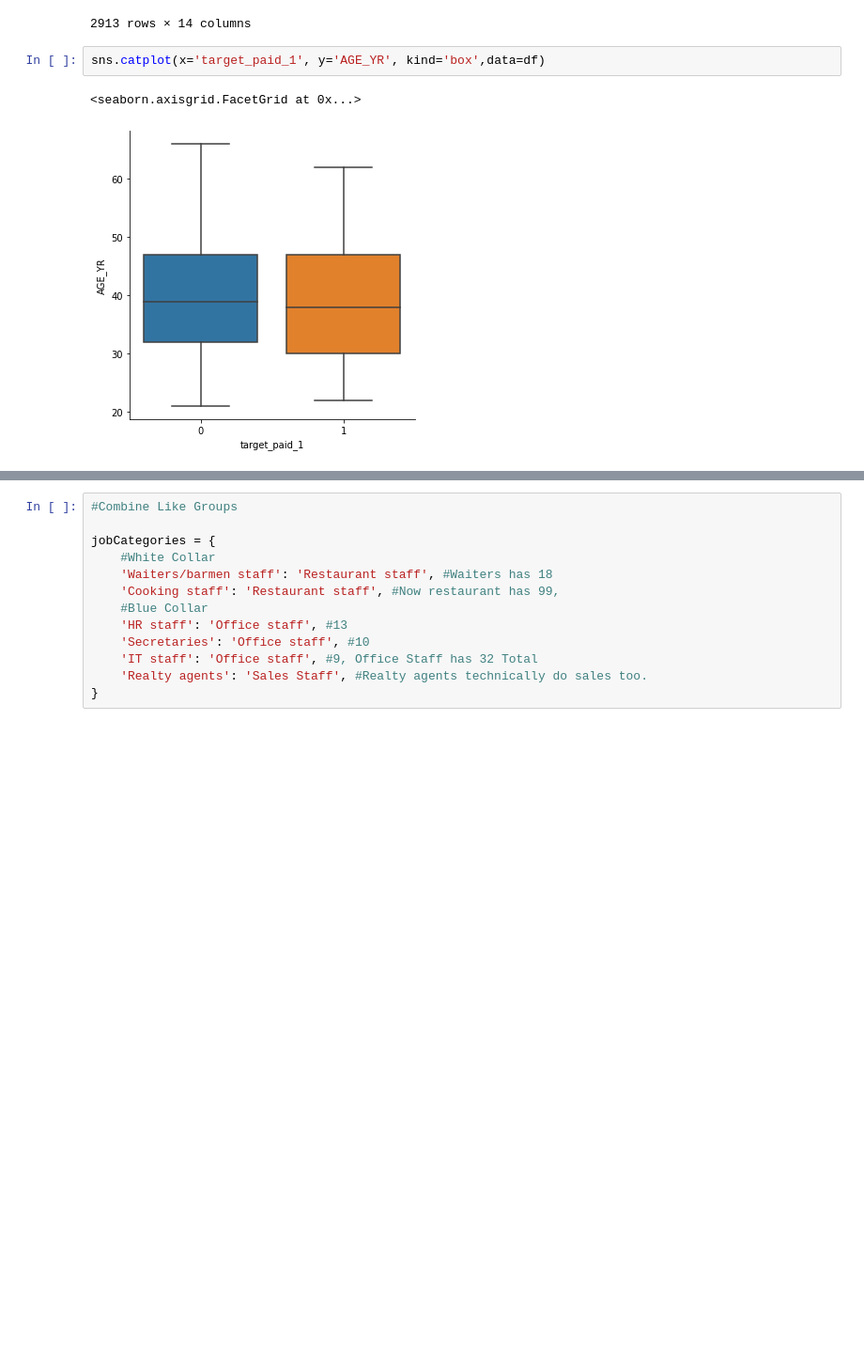
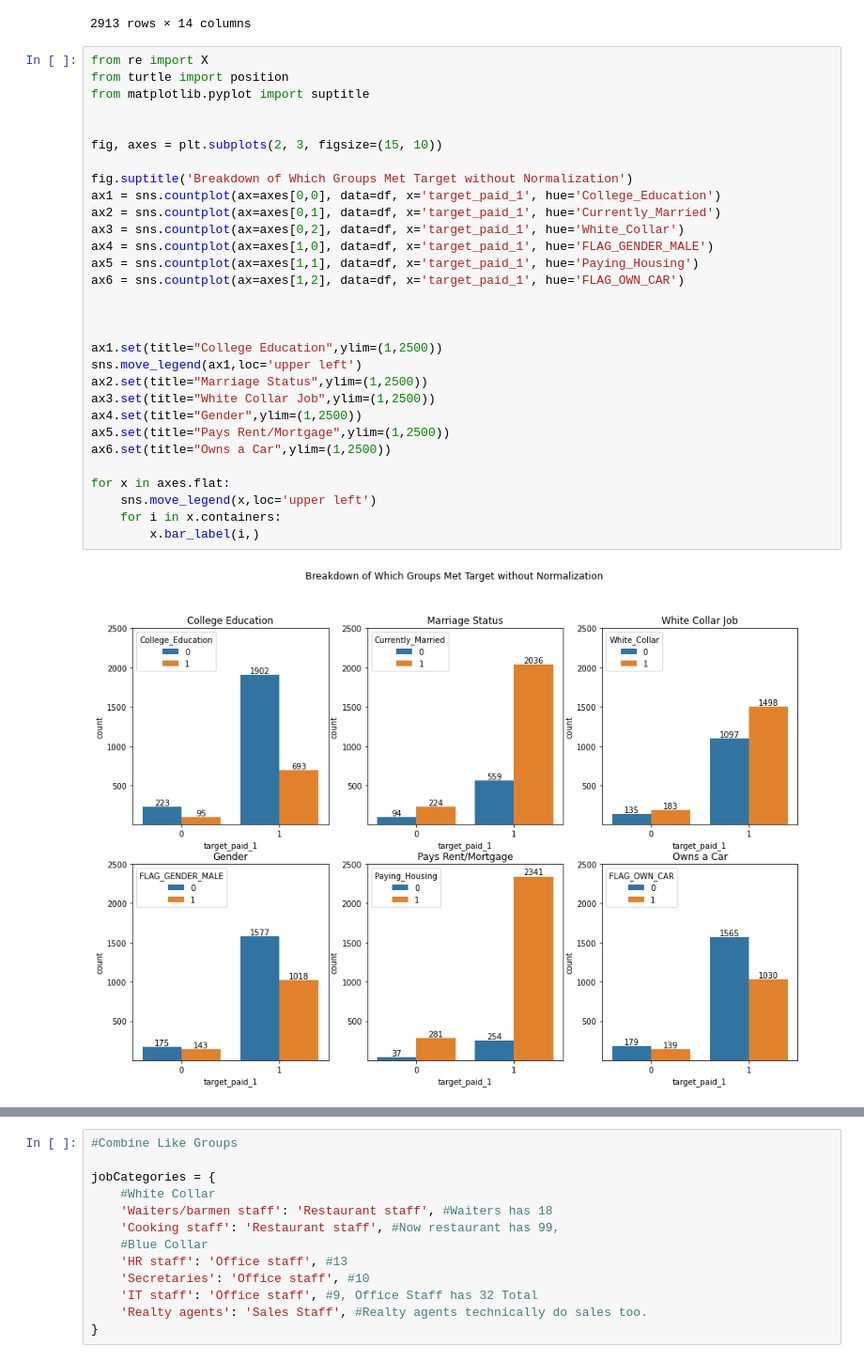
Before and after one commit to LaurenBassett/CreditCardApprovalModel, a Jupyter notebook: dataexploration.ipynb, the cells around one changed output, grey strips where cells are left out. Shown at 94% size. Drawn from its saved outputs; the diff is of its cells as text; blank space fills up the shorter version.

Commit message:
Added more visuals

```diff
--- a/dataexploration.ipynb
+++ b/dataexploration.ipynb
@@ -20,8 +20,35 @@ df.sort_values(by='AMT_INCOME_TOTAL')
 | 67 | 1 | 1 | 0 | 0 | 1350000.0 | Managers | ... |
 | 2744 | 0 | 1 | 1 | 1 | 1575000.0 | Managers | ... |
 2913 rows × 14 columns
-# %%
-sns.catplot(x='target_paid_1', y='AGE_YR', kind='box',data=df)
-# %% [output]
-<seaborn.axisgrid.FacetGrid at 0x...>
-[figure, removed]
+# %%
+from re import X
+from turtle import position
+from matplotlib.pyplot import suptitle
+
+
+fig, axes = plt.subplots(2, 3, figsize=(15, 10))
+
+fig.suptitle('Breakdown of Which Groups Met Target without Normalization')
+ax1 = sns.countplot(ax=axes[0,0], data=df, x='target_paid_1', hue='College_Education')
+ax2 = sns.countplot(ax=axes[0,1], data=df, x='target_paid_1', hue='Currently_Married')
+ax3 = sns.countplot(ax=axes[0,2], data=df, x='target_paid_1', hue='White_Collar')
+ax4 = sns.countplot(ax=axes[1,0], data=df, x='target_paid_1', hue='FLAG_GENDER_MALE')
+ax5 = sns.countplot(ax=axes[1,1], data=df, x='target_paid_1', hue='Paying_Housing')
+ax6 = sns.countplot(ax=axes[1,2], data=df, x='target_paid_1', hue='FLAG_OWN_CAR')
+
+
+
+ax1.set(title="College Education",ylim=(1,2500))
+sns.move_legend(ax1,loc='upper left')
+ax2.set(title="Marriage Status",ylim=(1,2500))
+ax3.set(title="White Collar Job",ylim=(1,2500))
+ax4.set(title="Gender",ylim=(1,2500))
+ax5.set(title="Pays Rent/Mortgage",ylim=(1,2500))
+ax6.set(title="Owns a Car",ylim=(1,2500))
+
+for x in axes.flat:
+    sns.move_legend(x,loc='upper left')
+    for i in x.containers:
+        x.bar_label(i,)
+# %% [output]
+[figure, added]
```
Also changed, not shown: parts of 13 cells of this notebook.
